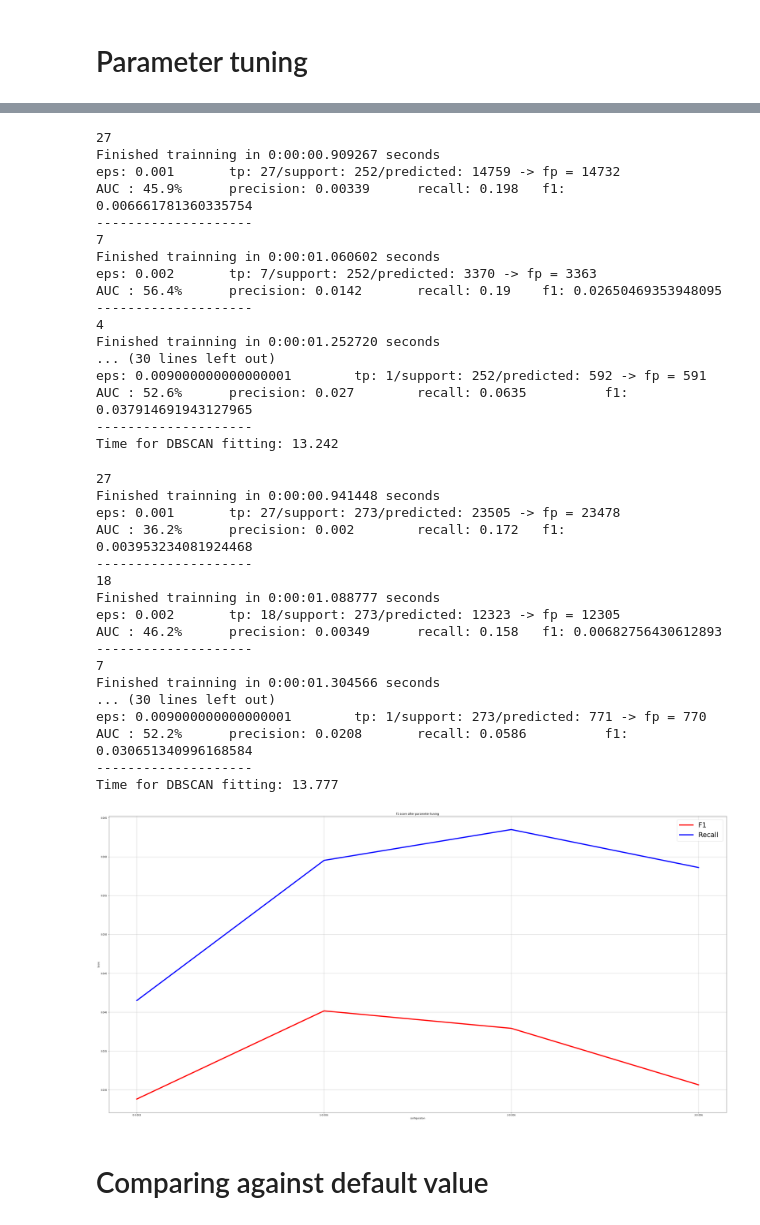
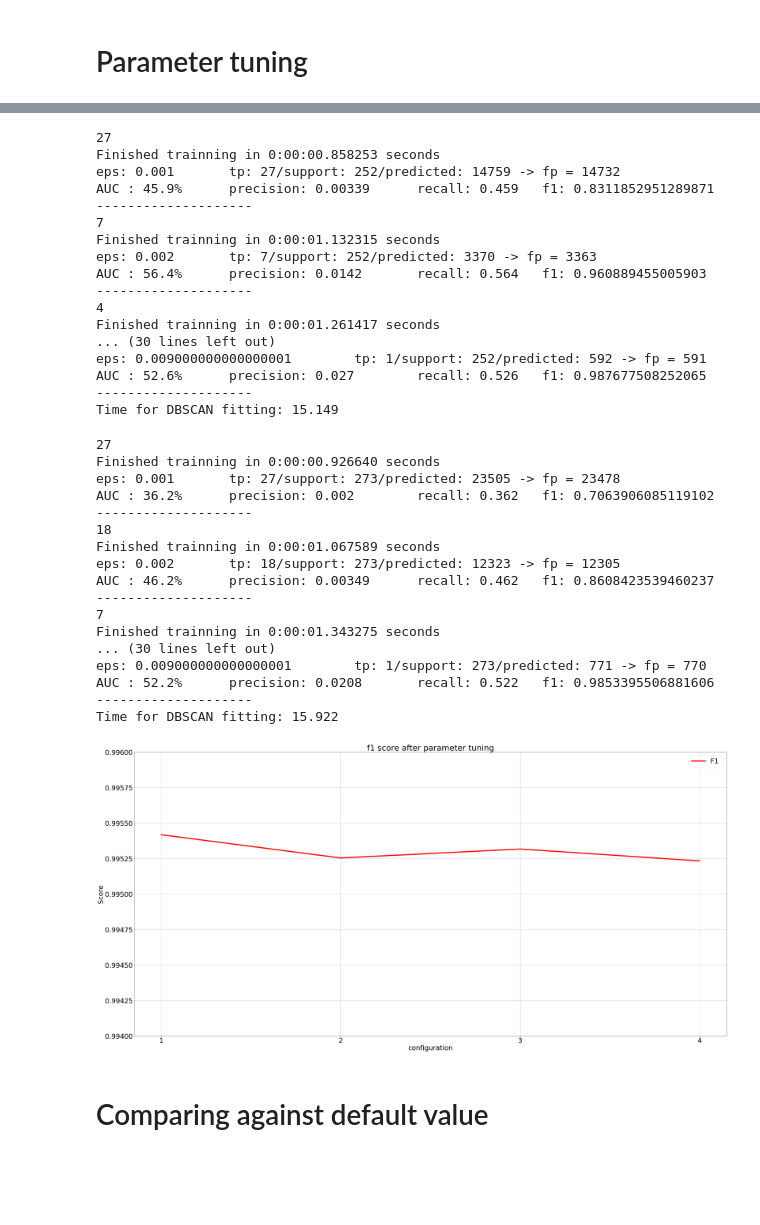
Before and after one commit to Thanhphan1147/kddcup_benchmark, a Jupyter notebook: notebook/Trainning DBSCAN.ipynb, the cells around one changed output, grey strips where cells are left out. Cells and saved outputs as stored; diff of their text form; code cells hidden in the pictures; blank space fills up the shorter version.

```diff
--- a/notebook/Trainning DBSCAN.ipynb
+++ b/notebook/Trainning DBSCAN.ipynb
@@ -141,25 +148,26 @@ emax, y_pred, f, fp, tp, p, r, t = cross_validation_dbscan(np.arange(0.001, 0.01
 print("Time for DBSCAN fitting: %.3f" % (time.time() - stime))
 Y_axis_f1.append(f)
 Y_axis_recall.append(r)
+Y_precision.append(p)
 best_param.append(emax)
 # %% [output]
 27
-Finished trainning in 0:00:00.909267 seconds
+Finished trainning in 0:00:00.858253 seconds
 eps: 0.001       tp: 27/support: 252/predicted: 14759 -> fp = 14732
-AUC : 45.9%      precision: 0.00339      recall: 0.198   f1: 0.006661781360335754
+AUC : 45.9%      precision: 0.00339      recall: 0.459   f1: 0.8311852951289871
 --------------------
 7
-Finished trainning in 0:00:01.060602 seconds
+Finished trainning in 0:00:01.132315 seconds
 eps: 0.002       tp: 7/support: 252/predicted: 3370 -> fp = 3363
-AUC : 56.4%      precision: 0.0142       recall: 0.19    f1: 0.02650469353948095
+AUC : 56.4%      precision: 0.0142       recall: 0.564   f1: 0.960889455005903
 --------------------
 4
-Finished trainning in 0:00:01.252720 seconds
+Finished trainning in 0:00:01.261417 seconds
 ... (30 lines left out)
 eps: 0.009000000000000001        tp: 1/support: 252/predicted: 592 -> fp = 591
-AUC : 52.6%      precision: 0.027        recall: 0.0635          f1: 0.037914691943127965
+AUC : 52.6%      precision: 0.027        recall: 0.526   f1: 0.987677508252065
 --------------------
-Time for DBSCAN fitting: 13.242
+Time for DBSCAN fitting: 15.149
 # %%
 rs = 4
 x_train, x_test, y_train, y_test = train_test_split(dfsf_normed, dfsf_frac['binary_target'], test_size=0.25, random_state=rs)
@@ -168,54 +176,58 @@ emax, y_pred, f, fp, tp, p, r, t = cross_validation_dbscan(np.arange(0.001, 0.01
 print("Time for DBSCAN fitting: %.3f" % (time.time() - stime))
 Y_axis_f1.append(f)
 Y_axis_recall.append(r)
+Y_precision.append(p)
 best_param.append(emax)
 # %% [output]
 27
-Finished trainning in 0:00:00.941448 seconds
+Finished trainning in 0:00:00.926640 seconds
 eps: 0.001       tp: 27/support: 273/predicted: 23505 -> fp = 23478
-AUC : 36.2%      precision: 0.002        recall: 0.172   f1: 0.003953234081924468
+AUC : 36.2%      precision: 0.002        recall: 0.362   f1: 0.7063906085119102
 --------------------
 18
-Finished trainning in 0:00:01.088777 seconds
+Finished trainning in 0:00:01.067589 seconds
 eps: 0.002       tp: 18/support: 273/predicted: 12323 -> fp = 12305
-AUC : 46.2%      precision: 0.00349      recall: 0.158   f1: 0.00682756430612893
+AUC : 46.2%      precision: 0.00349      recall: 0.462   f1: 0.8608423539460237
 --------------------
 7
-Finished trainning in 0:00:01.304566 seconds
+Finished trainning in 0:00:01.343275 seconds
 ... (30 lines left out)
 eps: 0.009000000000000001        tp: 1/support: 273/predicted: 771 -> fp = 770
-AUC : 52.2%      precision: 0.0208       recall: 0.0586          f1: 0.030651340996168584
+AUC : 52.2%      precision: 0.0208       recall: 0.522   f1: 0.9853395506881606
 --------------------
-Time for DBSCAN fitting: 13.777
+Time for DBSCAN fitting: 15.922
 # %%
+f1_tuned = [0.9954178136425095, 0.9952542140292294, 0.9953171367636211, 0.9952334249285871]
+
 plt.figure(figsize=(40,20))
+plt.rc('font', size=30)
 plt.title('f1 score after parameter tuning')
 plt.xlabel("configuration")
 plt.ylabel("Score")
-plt.rc('font', size=30)
 ax = plt.axes()
-# ax.set_ylim(0.99, 0.992)
+ax.set_ylim(0.994, 0.996)
 pad = 0.005
 
-labels = [f"{i}-{p}" for i,p in enumerate(best_param)]
+# labels = [f"{i}-{p}" for i,p in enumerate(best_param)]
+labels = ['1', '2', '3', '4']
 colors = {'1': 'r', '2':'b', '3':'c', '4':'y'}
 scorer = 'F1'
 
 
 # Y_axis = np.array([best_score_1, best_score_2, best_score_3, best_score_4])
 #
 X_axis = np.array(labels)
 
-ax.plot(X_axis, Y_axis_f1, '-', color=colors['1'],label="%s " % ("F1"), linewidth=5)
-ax.plot(X_axis, Y_axis_recall, '-', color=colors['2'],label="%s " % ("Recall"), linewidth=5)
+ax.plot(X_axis, f1_tuned, '-', color=colors['1'],label="%s " % ("F1"), linewidth=5)
+# ax.plot(X_axis, Y_axis_recall, '-', color=colors['2'],label="%s " % ("Recall"), linewidth=5)
 plt.legend(loc="best")
 plt.grid('off')
 plt.tight_layout()
 plt.savefig("DBSCAN_graph_v2.png", dpi=100)
 
 plt.show()
 # %% [output]
-[figure, old version]
+[figure, new version]
 # %% [markdown]
 # Comparing against default value
 # %%
```
Also changed, not shown: parts of 5 cells of this notebook, 6 other files.
